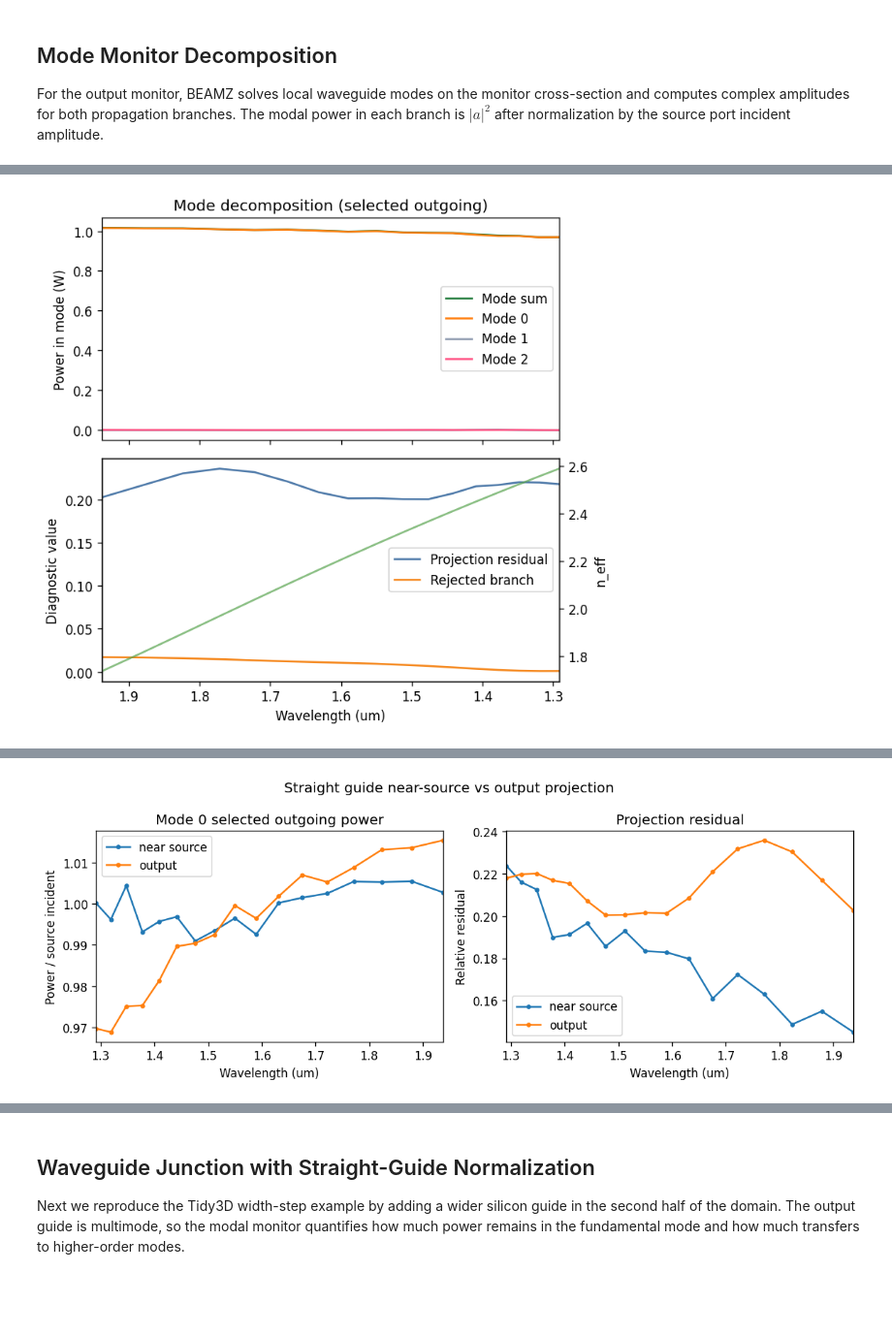
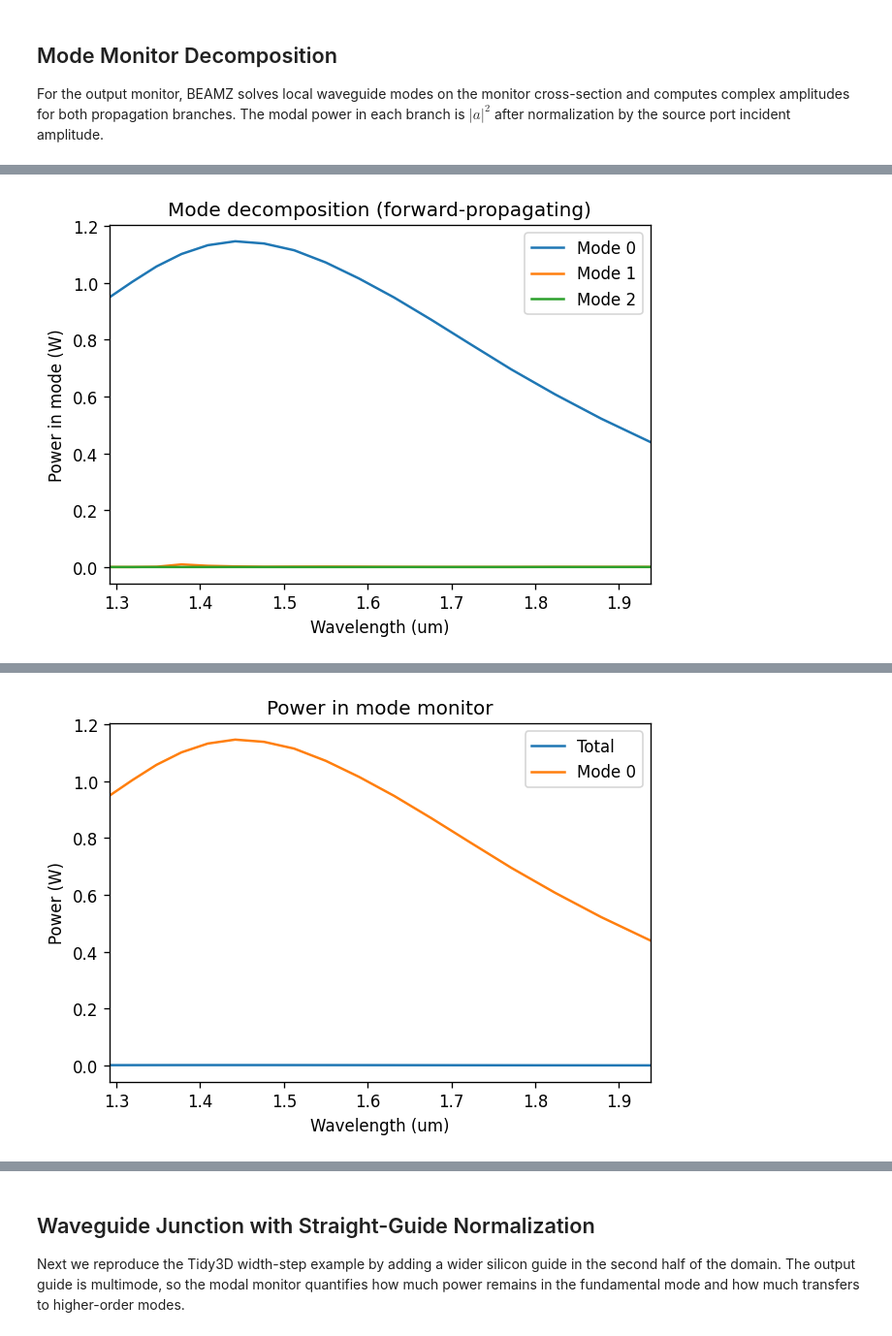
Before and after one commit to beamzorg/beamz-notebooks, a Jupyter notebook: notebooks/modal_sources_monitors.ipynb, the cells around one changed output, grey strips where cells are left out. Shown at 97% size. Drawn from its saved outputs; the diff is of its cells as text; code cells hidden in the pictures; blank space fills up the shorter version.

```diff
--- a/notebooks/modal_sources_monitors.ipynb
+++ b/notebooks/modal_sources_monitors.ipynb
@@ -790,7 +531,6 @@ The run accumulates DFT fields on the source/reference and output planes. A sepa
 RUN_SIMULATIONS = True
 
 straight_result = None
-straight_results = {}
 if RUN_SIMULATIONS:
     sim_straight, source_straight, monitors_straight, pulse_straight = build_simulation(
         straight_waveguide_design(),
@@ -802,9 +542,7 @@ if RUN_SIMULATIONS:
         record_fields=[FIELD_COMPONENT],
     )
     print(f"completed {sim_straight.current_step} FDTD steps")
-    print("ModeSource profile strategy:", source_profile_label(SOURCE_PROFILE_STRATEGY))
-
-    straight_results, straight_result = compute_modal_dft_results(sim_straight, num_modes=3)
+    straight_result = compute_modal_dft_result(sim_straight, num_modes=3)
 else:
     print("Set RUN_SIMULATIONS = True to run the local FDTD solve.")
 # %% [output]
@@ -843,64 +580,30 @@ if RUN_SIMULATIONS:
 For the output monitor, BEAMZ solves local waveguide modes on the monitor cross-section and computes complex amplitudes for both propagation branches. The modal power in each branch is $|a|^2$ after normalization by the source port incident amplitude.
 # %%
 if RUN_SIMULATIONS:
-    s_straight = straight_result["s_matrix"]
-    diag_straight = straight_result["diagnostics"]
-    flux_straight = np.asarray(next(m for m in monitors_straight if m.name == "out").get_dft_flux(), dtype=float)
-    pin_straight = np.asarray(diag_straight["P_in"], dtype=float)
-    flux_straight_norm = flux_straight / np.maximum(pin_straight, 1e-18)
+    flux_wg = np.asarray(flux_monitor(monitors_straight, "out").get_dft_flux(), dtype=float)
+    coeffs_f, coeffs_b = mode_coefficients(straight_result, num_modes=3)
 
-    forward_power = modal_powers(straight_result)
-    waves = diag_straight["waves"]
-    src_incident = np.sqrt(np.maximum(pin_straight, 1e-18))
-    backward_raw = np.vstack([np.abs(waves[f"out_m{i}"]["a_plus"] / src_incident) ** 2 for i in range(3)]).T
+    print("Flux at central frequency: ", flux_wg[FCENT_IND])
+    print("Power distribution at central frequency in first three modes")
+    print("  positive dir. ", np.abs(coeffs_f[FCENT_IND]) ** 2)
+    print("  negative dir. ", np.abs(coeffs_b[FCENT_IND]) ** 2)
 
-    print_strategy_summary(straight_results, "Straight")
-    print("Modal DFT mode strategy:", diag_straight.get("mode_strategy"))
-    print("Raw DFT flux diagnostic at central frequency:", flux_straight_norm[FCENT_IND])
-    print_monitor_flux_check(straight_result, port="out_m0", label="Straight")
-    print("Power distribution at central frequency in first three modes")
-    print("  selected outgoing ", forward_power[FCENT_IND])
-    print("  rejected branch   ", backward_raw[FCENT_IND])
-
-    plot_modal_dft_diagnostics(
-        straight_result,
-        output_ports=modal_output_ports(3),
-        title="Mode decomposition (selected outgoing)",
-        residual_port="out_m0",
-        show=True,
-    )
-
-    if COMPARE_MODAL_DFT_STRATEGIES:
-        plot_strategy_comparison(straight_results, "Straight guide modal strategy comparison")
-        plt.show()
-
-    near_source_probe = modal_projection_probe(
-        sim_straight,
-        "src",
-        pin_straight,
-        label="Straight near source",
-        num_modes=3,
-    )
-    output_probe = modal_projection_probe(
-        sim_straight,
-        "out",
-        pin_straight,
-        label="Straight output",
-        num_modes=3,
-    )
-    plot_probe_comparison(
-        {"near source": near_source_probe, "output": output_probe},
-        title="Straight guide near-source vs output projection",
-    )
+    fig, ax = plt.subplots(1, figsize=(6, 4))
+    ax.plot(LAMBDAS_UM, np.abs(coeffs_f) ** 2)
+    ax.set_xlim([LAMBDAS_UM[-1], LAMBDAS_UM[0]])
+    ax.set_xlabel("Wavelength (um)")
+    ax.set_ylabel("Power in mode (W)")
+    ax.set_title("Mode decomposition (forward-propagating)")
+    ax.legend(["Mode 0", "Mode 1", "Mode 2"])
     plt.show()
 
     fig, ax = plt.subplots(1, figsize=(6, 4))
-    ax.plot(LAMBDAS_UM, flux_straight_norm, color="#1b7837", label="Raw DFT flux diagnostic / incident")
-    ax.plot(LAMBDAS_UM, forward_power[:, 0], color="#ff7f0e", label="Mode 0 selected outgoing")
+    ax.plot(LAMBDAS_UM, flux_wg)
+    ax.plot(LAMBDAS_UM, np.abs(coeffs_f[:, 0]) ** 2)
     ax.set_xlim([LAMBDAS_UM[-1], LAMBDAS_UM[0]])
     ax.set_xlabel("Wavelength (um)")
     ax.set_ylabel("Power (W)")
-    ax.set_title("Raw flux diagnostic vs modal power")
-    ax.legend()
+    ax.set_title("Power in mode monitor")
+    ax.legend(["Total", "Mode 0"])
     plt.show()
 # %% [output]
@@ -921 +614 @@ Power distribution at central frequency in first three modes
-[figure, old version]
+[figure, new version]
@@ -928 +615 @@ Straight output probe: rejected branch center/mean/max = 0.00958 / 0.009 / 0.017
-[figure, old version]
+[figure, new version]
```
Also changed, not shown: parts of 17 cells of this notebook, 2 other files.
